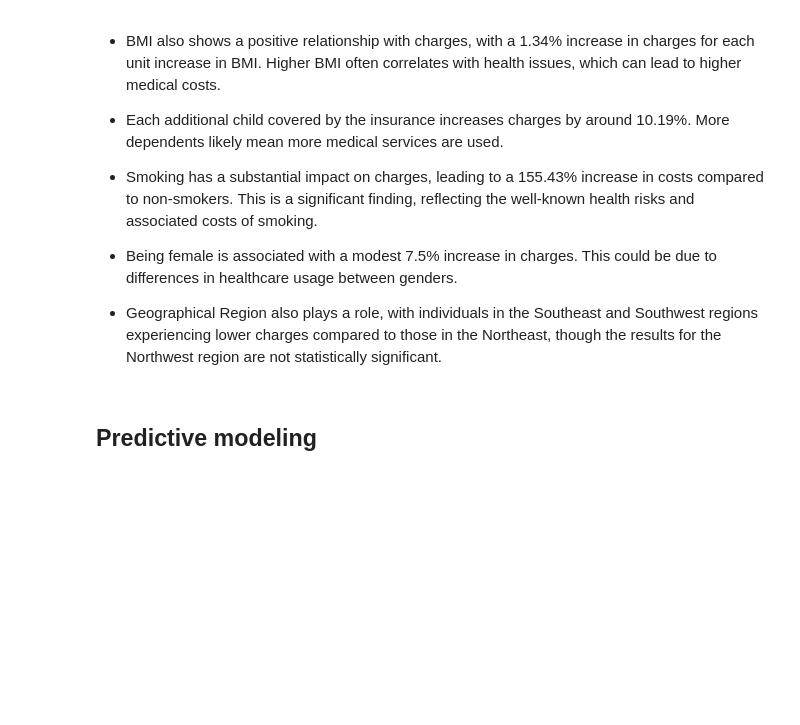
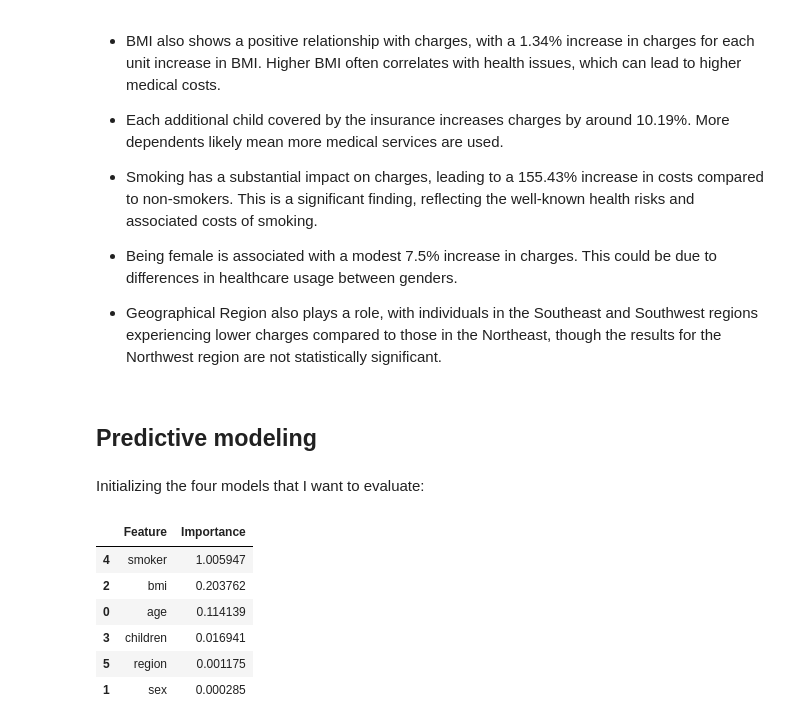
Before and after one commit to gustavofladeira/medical-costs, a Jupyter notebook: main_script.ipynb, the cells around one changed output. Drawn from its saved outputs; the diff is of its cells as text; code cells hidden in the pictures; blank space fills up the shorter version.

Commit message:
start-model

```diff
--- a/main_script.ipynb
+++ b/main_script.ipynb
@@ -297,3 +324,42 @@ Such that:
 - Geographical Region also plays a role, with individuals in the Southeast and Southwest regions experiencing lower charges compared to those in the Northeast, though the results for the Northwest region are not statistically significant.
 # %% [markdown]
 ## Predictive modeling
+# %%
+X = insurance.drop(columns='charges', axis=1)
+y = insurance['charges']
+
+X_train, X_test, y_train, y_test = train_test_split(X, y, test_size=.25, random_state=123)
+# %% [markdown]
+Initializing the four models that I want to evaluate:
+# %%
+model_XGBoost = XGBRegressor(n_estimators=1000, max_depth=8, learning_rate=1e-3, n_jobs=-1, random_state=123)
+model_LightLGBM = LGBMRegressor(n_estimators=1000, max_depth=8, num_leaves=2^8, learning_rate=1e-3, n_jobs=-1, random_state=123, verbose=-1)
+model_catboost = CatBoostRegressor(n_estimators=1000, max_depth=8, learning_rate=1e-3, random_state=123, verbose=0)
+model_decision_tree = DecisionTreeRegressor(random_state=123, max_depth=8, min_samples_split=2)
+# %%
+# feature importance
+encoder = CatBoostEncoder()
+
+X_train_encoded = X_train.copy()
+X_test_encoded = X_test.copy()
+
+for col in X_train_encoded.select_dtypes(include=['object']).columns:
+    X_train_encoded[col] = encoder.fit_transform(X_train_encoded[col], y_train)
+    X_test_encoded[col] = encoder.transform(X_test_encoded[col])
+
+model_XGBoost.fit(X_train_encoded, y_train)
+
+r = permutation_importance(model_XGBoost, X_test_encoded, y_test, n_repeats=30, random_state=123)
+# %%
+importances = pd.DataFrame({'Feature': X_test_encoded.columns,
+                            'Importance': r.importances_mean})
+
+importances.sort_values(by='Importance', ascending=False)
+# %% [output]
+|  | Feature | Importance |
+| 4 | smoker | 1.005947 |
+| 2 | bmi | 0.203762 |
+| 0 | age | 0.114139 |
+| 3 | children | 0.016941 |
+| 5 | region | 0.001175 |
+| 1 | sex | 0.000285 |
```
Also changed, not shown: parts of 16 cells of this notebook, 7 other files.
